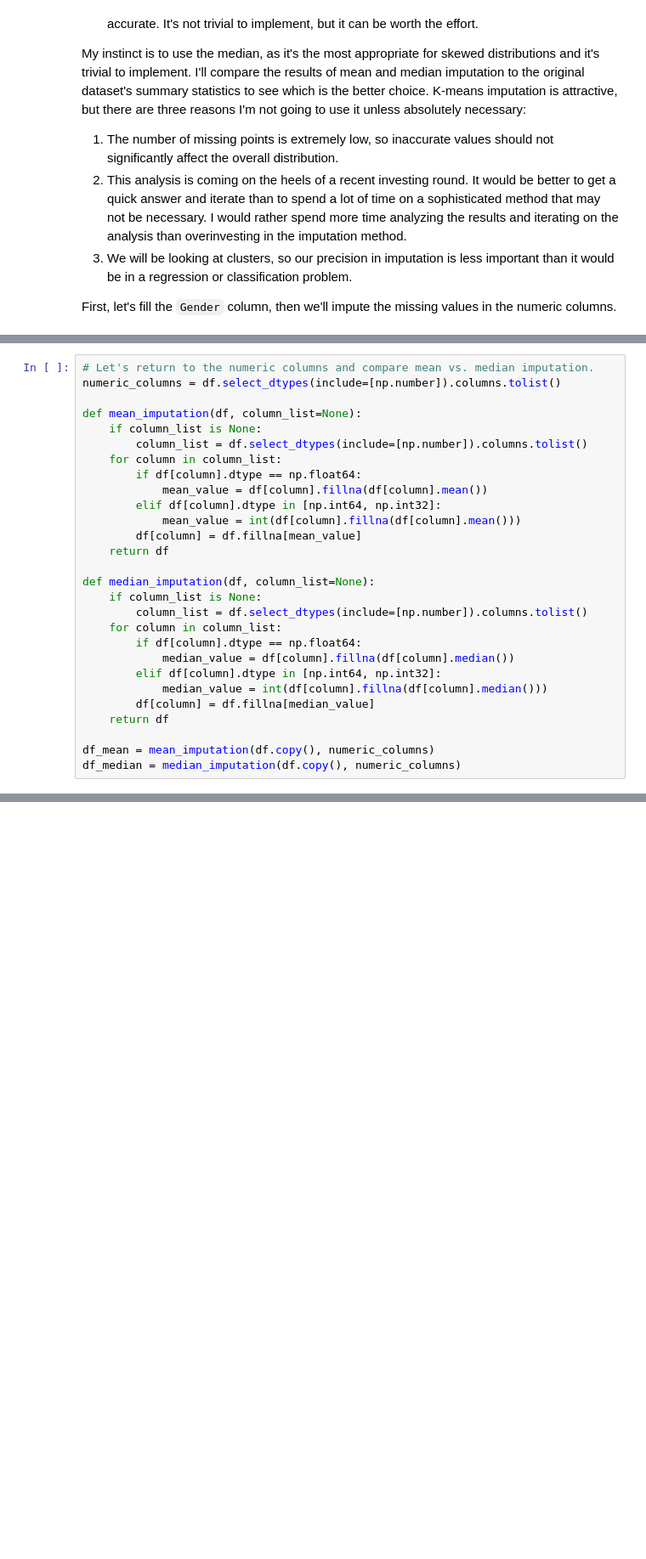
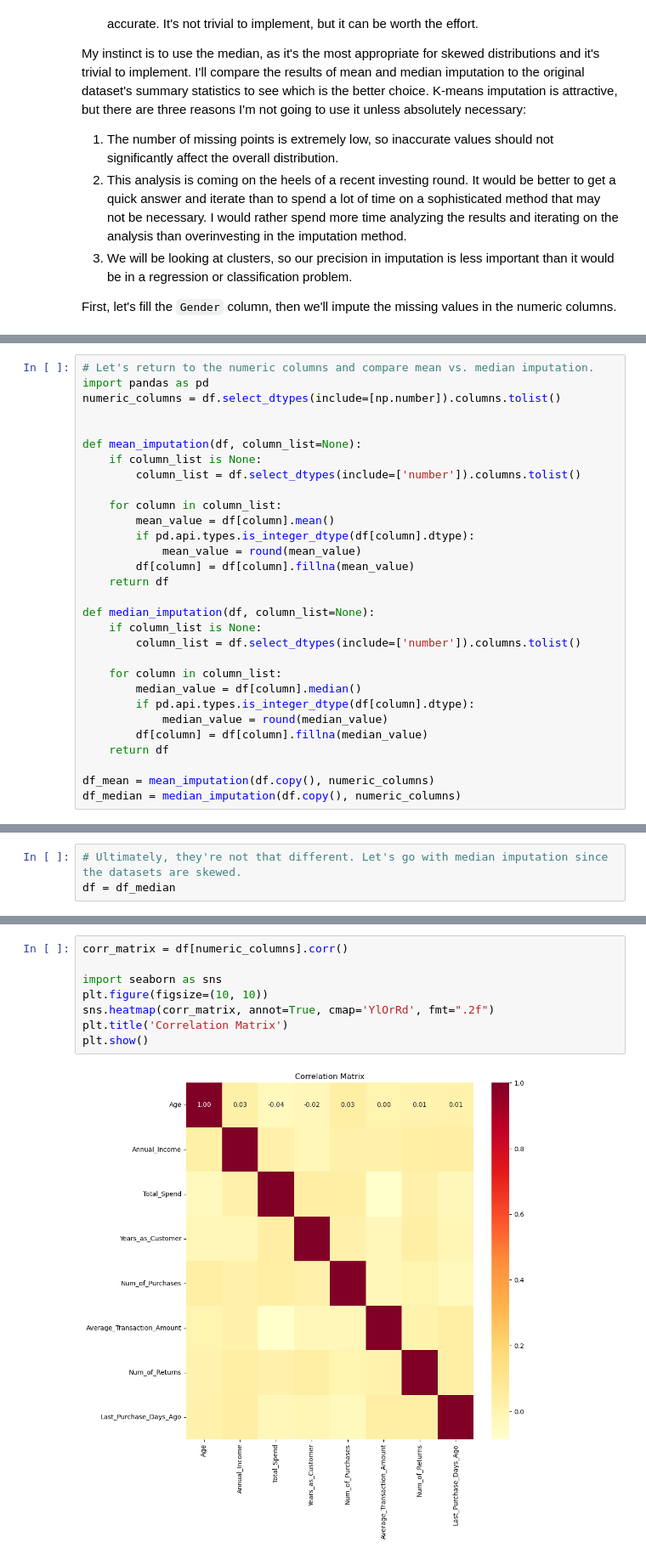
Before and after one commit to tacotuesday/most-valuable-customers, a Jupyter notebook: notebooks/most-valuable-customers.ipynb, the cells around one changed output, grey strips where cells are left out. Shown at 85% size. Saved outputs shown, nothing was run; the diff lists cells and outputs as text; blank space fills up the shorter version.

```diff
--- a/notebooks/most-valuable-customers.ipynb
+++ b/notebooks/most-valuable-customers.ipynb
@@ -258,28 +258,30 @@ Name: count, dtype: Int64
 0 missing values remain.
 # %%
 # Let's return to the numeric columns and compare mean vs. median imputation.
+import pandas as pd
 numeric_columns = df.select_dtypes(include=[np.number]).columns.tolist()
+
 
 def mean_imputation(df, column_list=None):
     if column_list is None:
-        column_list = df.select_dtypes(include=[np.number]).columns.tolist()
+        column_list = df.select_dtypes(include=['number']).columns.tolist()
+
     for column in column_list:
-        if df[column].dtype == np.float64:
-            mean_value = df[column].fillna(df[column].mean())
-        elif df[column].dtype in [np.int64, np.int32]:
-            mean_value = int(df[column].fillna(df[column].mean()))
-        df[column] = df.fillna[mean_value]
+        mean_value = df[column].mean()
+        if pd.api.types.is_integer_dtype(df[column].dtype):
+            mean_value = round(mean_value)
+        df[column] = df[column].fillna(mean_value)
     return df
 
 def median_imputation(df, column_list=None):
     if column_list is None:
-        column_list = df.select_dtypes(include=[np.number]).columns.tolist()
+        column_list = df.select_dtypes(include=['number']).columns.tolist()
+
     for column in column_list:
-        if df[column].dtype == np.float64:
-            median_value = df[column].fillna(df[column].median())
-        elif df[column].dtype in [np.int64, np.int32]:
-            median_value = int(df[column].fillna(df[column].median()))
-        df[column] = df.fillna[median_value]
+        median_value = df[column].median()
+        if pd.api.types.is_integer_dtype(df[column].dtype):
+            median_value = round(median_value)
+        df[column] = df[column].fillna(median_value)
     return df
 
 df_mean = mean_imputation(df.copy(), numeric_columns)
@@ -288,0 +334,3 @@ UnboundLocalError: cannot access local variable 'mean_value' where it is not ass
+# %%
+# Ultimately, they're not that different. Let's go with median imputation since the datasets are skewed.
+df = df_median
@@ -288,0 +355,10 @@ UnboundLocalError: cannot access local variable 'mean_value' where it is not ass
+# %%
+corr_matrix = df[numeric_columns].corr()
+
+import seaborn as sns
+plt.figure(figsize=(10, 10))
+sns.heatmap(corr_matrix, annot=True, cmap='YlOrRd', fmt=".2f")
+plt.title('Correlation Matrix')
+plt.show()
+# %% [output]
+[figure, added]
```
Also changed, not shown: parts of 14 cells of this notebook.
